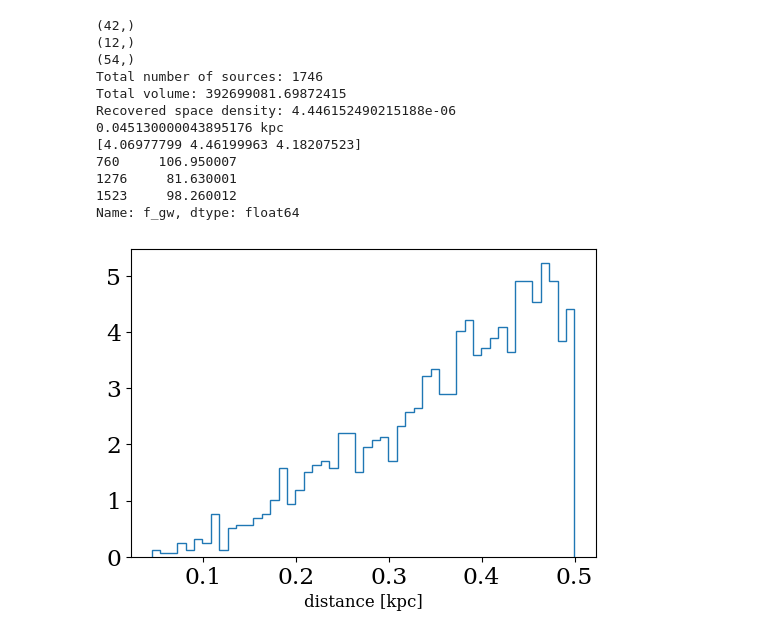
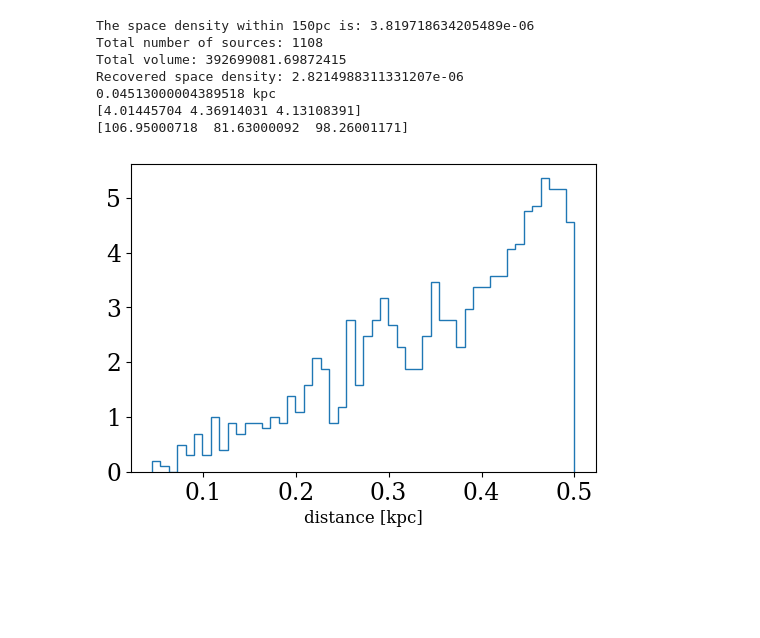
Before and after one commit to katiebreivik/cataclysmic-pileup, a Jupyter notebook: Generate_and_plot_sample.ipynb, the cells around one changed output. Drawn from its saved outputs; the diff is of its cells as text; code cells hidden in the pictures; blank space fills up the shorter version.

Commit message:
fix space density calculations

```diff
--- a/Generate_and_plot_sample.ipynb
+++ b/Generate_and_plot_sample.ipynb
@@ -79,51 +87,47 @@ d_rounded = np.around(d.distance, decimals=5)
 
 indCheck150, = np.where(d_rounded <= 0.15*u.kpc)
 
-print(ind.shape)
-print(indD.shape)
-print(indCheck150.shape)
+#print(ind.shape)
+#print(indD.shape)
+#print(indCheck150.shape)
 
-
-
+n = len(indCheck150)
+V = 4/3 * np.pi * 0.15**3 * 1e9
+print(f"The space density within 150pc is: {n/V}")
 
 # Sanity check: what is the space density of the sample? Should be just under 4.8e-6 N/pc^3
 Nsources = d.shape[0] # total number of sources in the sample
 Vol = np.pi*max_distance**3 # total volume of the sample in pc^3
 print("Total number of sources:",Nsources)
 print("Total volume:", Vol)
 print('Recovered space density:', Nsources/Vol)
 
 # Another check is to plot the distribution of sources in the z direction
 
 print(d.distance.min())
 plt.figure(figsize=(6, 4))
 plt.hist((np.array(d.distance)), bins=50, density=True, histtype='step', label='800 pc sample')
 plt.xlabel('distance [kpc]', size=12)
 
 frequency_range = frequency_range=np.logspace(-5, 0, 1000) * u.Hz
 LISA = psd.lisa_psd(frequency_range, approximate_R=False, confusion_noise='robson19')
 
 
 # Print orbital periods of S/N>4 sources.
 palaSNR = snr[ind]
 indH = np.where(palaSNR > 4)
 #print(palaSNR)
 print(palaSNR[indH])
-print(1/(dat.f_gw[ind[indH]]/2) / 60)
+print(1/(dat.f_gw.values[ind[indH]]/2) / 60)
 # %% [output]
-(42,)
-(12,)
-(54,)
-Total number of sources: 1746
+The space density within 150pc is: 3.819718634205489e-06
+Total number of sources: 1108
 Total volume: 392699081.69872415
-Recovered space density: 4.446152490215188e-06
-0.045130000043895176 kpc
-[4.06977799 4.46199963 4.18207523]
-760     106.950007
-1276     81.630001
-1523     98.260012
-Name: f_gw, dtype: float64
+Recovered space density: 2.8214988311331207e-06
+0.04513000004389518 kpc
+[4.01445704 4.36914031 4.13108391]
+[106.95000718  81.63000092  98.26001171]
-[figure, old version]
+[figure, new version]
 # %%
 fig = plt.figure(figsize=(8, 6))
 
```
Also changed, not shown: parts of 12 cells of this notebook, 1 other file.
